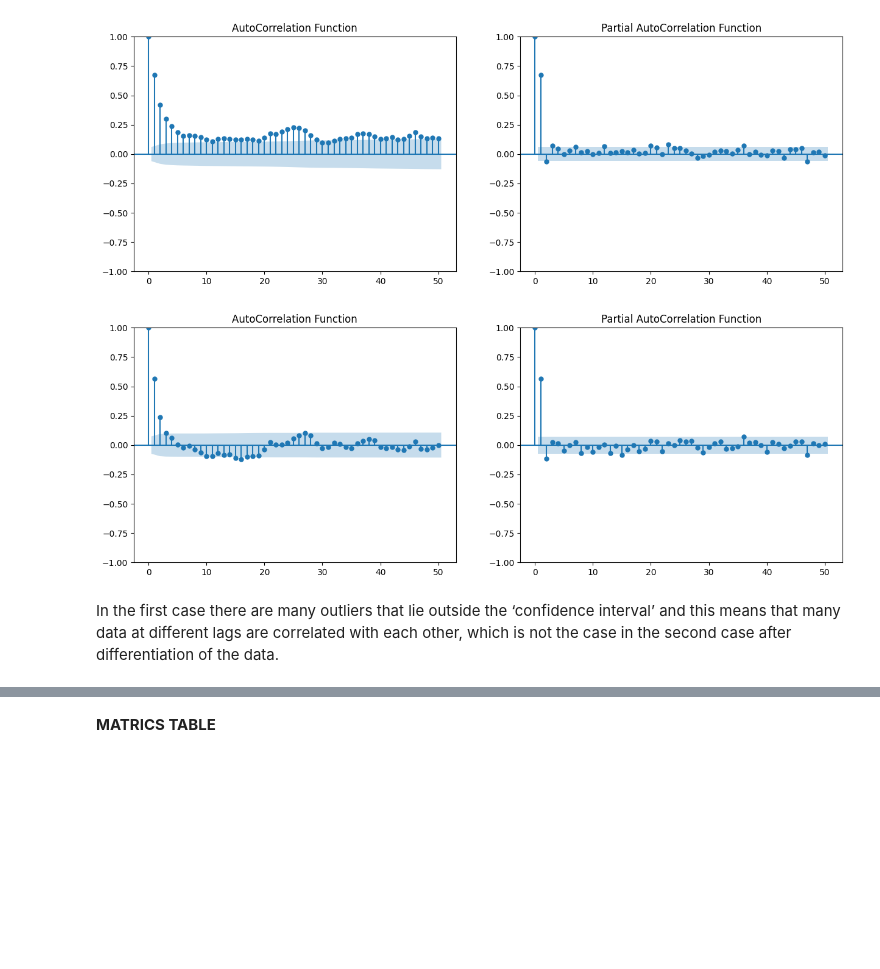
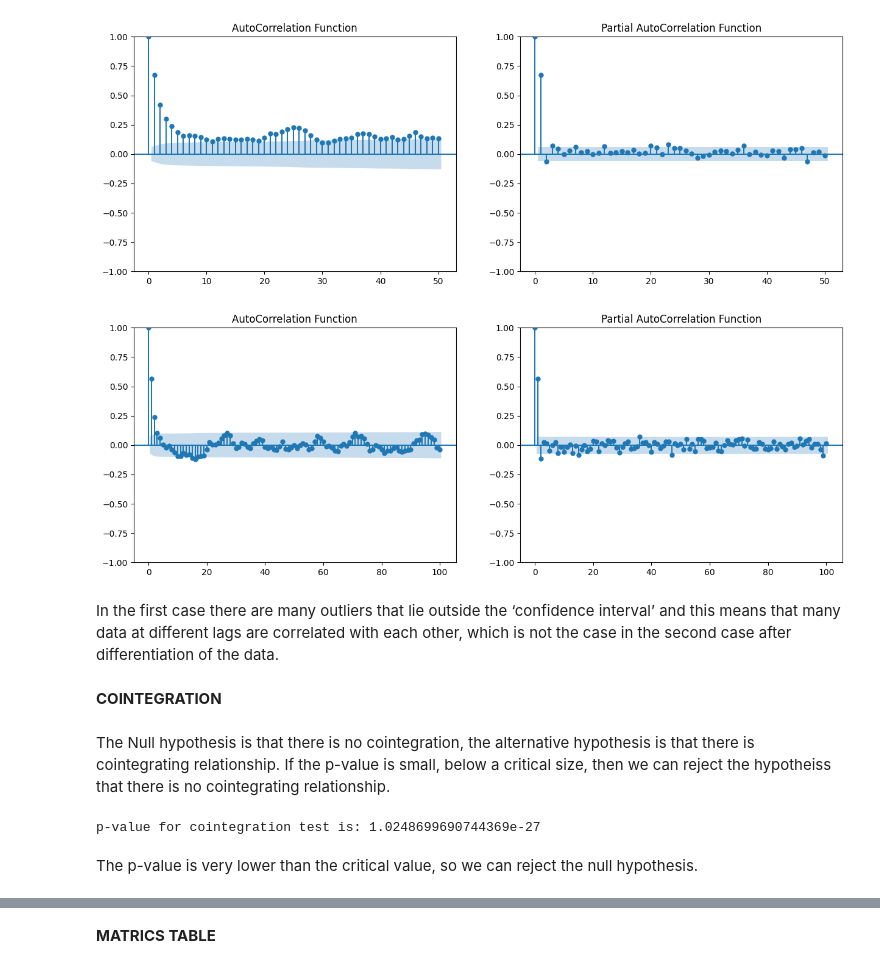
Before and after one commit to IsabellaPodavini/Statistical_Models, a Jupyter notebook: project.ipynb, the cells around one changed output, grey strips where cells are left out. Saved outputs shown, nothing was run; the diff lists cells and outputs as text; code cells hidden in the pictures; blank space fills up the shorter version.

```diff
--- a/project.ipynb
+++ b/project.ipynb
@@ -368,10 +377,21 @@ plt.show()
 [figure]
 # %%
 fig, ax = plt.subplots(1, 2, figsize=(15,5))
-plot_acf(wind_generation_diff_train, lags=50, ax=ax[0], title='AutoCorrelation Function')
-plot_pacf(wind_generation_diff_train, lags=50, ax=ax[1], title='Partial AutoCorrelation Function')
+plot_acf(wind_generation_diff_train, lags=100, ax=ax[0], title='AutoCorrelation Function')
+plot_pacf(wind_generation_diff_train, lags=100, ax=ax[1], title='Partial AutoCorrelation Function')
 plt.show()
 # %% [output]
-[figure, old version]
+[figure, new version]
 # %% [markdown]
 In the first case there are many outliers that lie outside the ‘confidence interval’ and this means that many data at different lags are correlated with each other, which is not the case in the second case after differentiation of the data.
+# %% [markdown]
+**COINTEGRATION**
+# %% [markdown]
+The Null hypothesis is that there is no cointegration, the alternative hypothesis is that there is cointegrating relationship. If the p-value is small, below a critical size, then we can reject the hypotheiss that there is no cointegrating relationship.
+# %%
+score, p_value, crit_val = st.coint(wind_energy['wind_generation_actual'], wind_energy['temperature'], maxlag=20)
+print('p-value for cointegration test is:', p_value)
+# %% [output]
+p-value for cointegration test is: 1.0248699690744369e-27
+# %% [markdown]
+The p-value is very lower than the critical value, so we can reject the null hypothesis.
```
Also changed, not shown: parts of 37 cells of this notebook.
